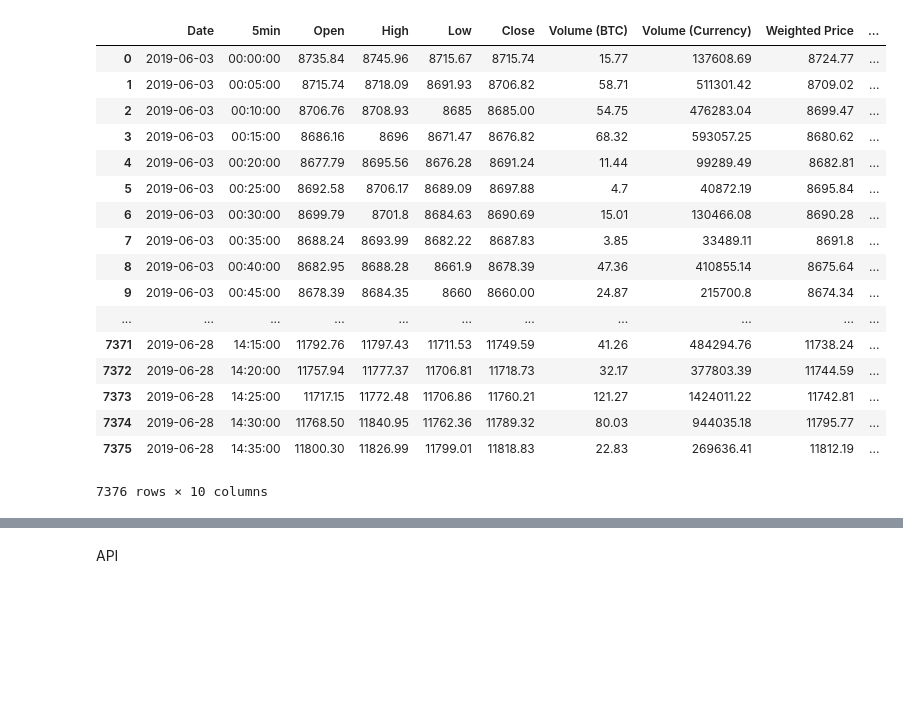
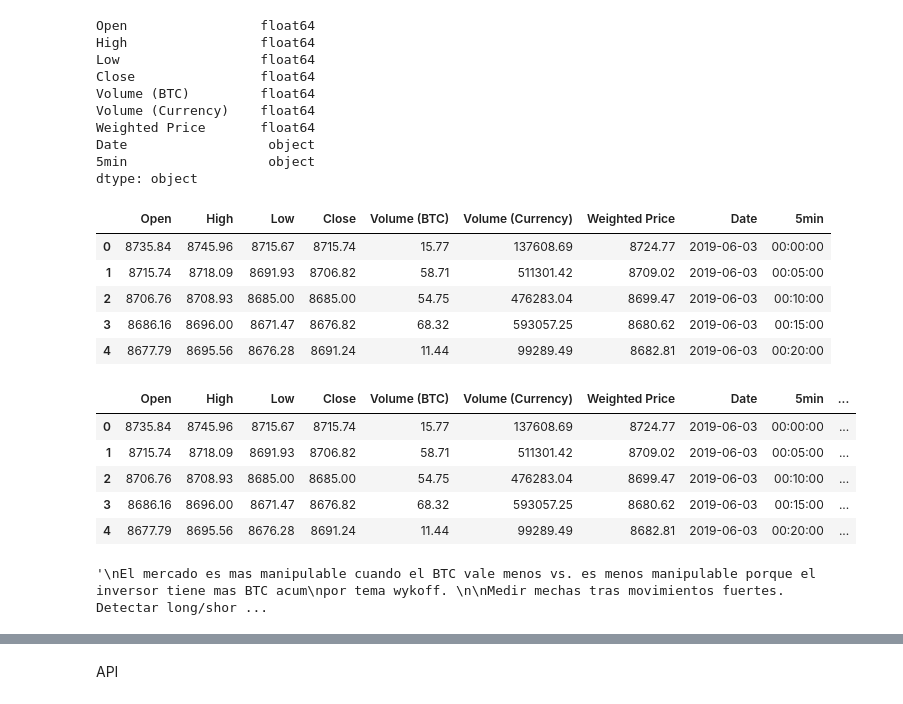
Before and after one commit to aiborra11/Pipelines-Project-BTC-movements, a Jupyter notebook: datainfo.ipynb, the cells around one changed output, grey strips where cells are left out. Cells and saved outputs as stored; diff of their text form; code cells hidden in the pictures; blank space fills up the shorter version.

```diff
--- a/datainfo.ipynb
+++ b/datainfo.ipynb
@@ -36 +79,37 @@ display(data_clean.head())
+# %%
+def Replace(df):
+    a = df.replace('—', 0, inplace=True)
+    return a
+Replace(data)
+
+def FixShit(col):
+    data[col] = data[col].astype(float)
+    return  data[col]
+
+FixShit('Open')
+FixShit('Low')
+FixShit('High')
+FixShit('Volume (BTC)')
+FixShit('Volume (Currency)')
+FixShit('Weighted Price')
+FixShit('Close')
+print(data.dtypes)
+data.head()
+# %% [output]
+Open                 float64
+High                 float64
+Low                  float64
+Close                float64
+Volume (BTC)         float64
+Volume (Currency)    float64
+Weighted Price       float64
+Date                  object
+5min                  object
+dtype: object
+|  | Open | High | Low | Close | Volume (BTC) | Volume (Currency) | Weighted Price | Date | 5min |
+| 0 | 8735.84 | 8745.96 | 8715.67 | 8715.74 | 15.77 | 137608.69 | 8724.77 | 2019-06-03 | 00:00:00 |
+| 1 | 8715.74 | 8718.09 | 8691.93 | 8706.82 | 58.71 | 511301.42 | 8709.02 | 2019-06-03 | 00:05:00 |
+| 2 | 8706.76 | 8708.93 | 8685.00 | 8685.00 | 54.75 | 476283.04 | 8699.47 | 2019-06-03 | 00:10:00 |
+| 3 | 8686.16 | 8696.00 | 8671.47 | 8676.82 | 68.32 | 593057.25 | 8680.62 | 2019-06-03 | 00:15:00 |
+| 4 | 8677.79 | 8695.56 | 8676.28 | 8691.24 | 11.44 | 99289.49 | 8682.81 | 2019-06-03 | 00:20:00 |
 # %%
@@ -42,34 +118,26 @@ data_clean['Open'] = data_clean['Open'].astype(float)
 # %%
 import numpy as np
 
-def resta(df, Open, Close, diff):
-    df[diff] = abs(df[Open]-df[Close])
+def resta(df, Open, Close, Diff):
+    df[Diff] = df[Open]-df[Close]
     return df
 
-display(resta(data_clean, 'Open','Close', 'diff'))
+display(resta(data, 'Open','Close', 'Diff').head())
+
 
 
 """
 El mercado es mas manipulable cuando el BTC vale menos vs. es menos manipulable porque el inversor tiene mas BTC acum
 por tema wykoff.
 
+Medir mechas tras movimientos fuertes. Detectar long/short close - high/low.
+
 """
 # %% [output]
-|  | Date | 5min | Open | High | Low | Close | Volume (BTC) | Volume (Currency) | Weighted Price | ... |
-| 0 | 2019-06-03 | 00:00:00 | 8735.84 | 8745.96 | 8715.67 | 8715.74 | 15.77 | 137608.69 | 8724.77 | ... |
-| 1 | 2019-06-03 | 00:05:00 | 8715.74 | 8718.09 | 8691.93 | 8706.82 | 58.71 | 511301.42 | 8709.02 | ... |
-| 2 | 2019-06-03 | 00:10:00 | 8706.76 | 8708.93 | 8685 | 8685.00 | 54.75 | 476283.04 | 8699.47 | ... |
-| 3 | 2019-06-03 | 00:15:00 | 8686.16 | 8696 | 8671.47 | 8676.82 | 68.32 | 593057.25 | 8680.62 | ... |
-| 4 | 2019-06-03 | 00:20:00 | 8677.79 | 8695.56 | 8676.28 | 8691.24 | 11.44 | 99289.49 | 8682.81 | ... |
-| 5 | 2019-06-03 | 00:25:00 | 8692.58 | 8706.17 | 8689.09 | 8697.88 | 4.7 | 40872.19 | 8695.84 | ... |
-| 6 | 2019-06-03 | 00:30:00 | 8699.79 | 8701.8 | 8684.63 | 8690.69 | 15.01 | 130466.08 | 8690.28 | ... |
-| 7 | 2019-06-03 | 00:35:00 | 8688.24 | 8693.99 | 8682.22 | 8687.83 | 3.85 | 33489.11 | 8691.8 | ... |
-| 8 | 2019-06-03 | 00:40:00 | 8682.95 | 8688.28 | 8661.9 | 8678.39 | 47.36 | 410855.14 | 8675.64 | ... |
-| 9 | 2019-06-03 | 00:45:00 | 8678.39 | 8684.35 | 8660 | 8660.00 | 24.87 | 215700.8 | 8674.34 | ... |
-| ... | ... | ... | ... | ... | ... | ... | ... | ... | ... | ... |
-| 7371 | 2019-06-28 | 14:15:00 | 11792.76 | 11797.43 | 11711.53 | 11749.59 | 41.26 | 484294.76 | 11738.24 | ... |
-| 7372 | 2019-06-28 | 14:20:00 | 11757.94 | 11777.37 | 11706.81 | 11718.73 | 32.17 | 377803.39 | 11744.59 | ... |
-| 7373 | 2019-06-28 | 14:25:00 | 11717.15 | 11772.48 | 11706.86 | 11760.21 | 121.27 | 1424011.22 | 11742.81 | ... |
-| 7374 | 2019-06-28 | 14:30:00 | 11768.50 | 11840.95 | 11762.36 | 11789.32 | 80.03 | 944035.18 | 11795.77 | ... |
-| 7375 | 2019-06-28 | 14:35:00 | 11800.30 | 11826.99 | 11799.01 | 11818.83 | 22.83 | 269636.41 | 11812.19 | ... |
+|  | Open | High | Low | Close | Volume (BTC) | Volume (Currency) | Weighted Price | Date | 5min | ... |
+| 0 | 8735.84 | 8745.96 | 8715.67 | 8715.74 | 15.77 | 137608.69 | 8724.77 | 2019-06-03 | 00:00:00 | ... |
+| 1 | 8715.74 | 8718.09 | 8691.93 | 8706.82 | 58.71 | 511301.42 | 8709.02 | 2019-06-03 | 00:05:00 | ... |
+| 2 | 8706.76 | 8708.93 | 8685.00 | 8685.00 | 54.75 | 476283.04 | 8699.47 | 2019-06-03 | 00:10:00 | ... |
+| 3 | 8686.16 | 8696.00 | 8671.47 | 8676.82 | 68.32 | 593057.25 | 8680.62 | 2019-06-03 | 00:15:00 | ... |
+| 4 | 8677.79 | 8695.56 | 8676.28 | 8691.24 | 11.44 | 99289.49 | 8682.81 | 2019-06-03 | 00:20:00 | ... |
-7376 rows × 10 columns
+'\nEl mercado es mas manipulable cuando el BTC vale menos vs. es menos manipulable porque el inversor tiene mas BTC acum\npor tema wykoff. \n\nMedir mechas tras movimientos fuertes. Detectar long/shor ...
```
Also changed, not shown: parts of 23 cells of this notebook, 1 other file.
